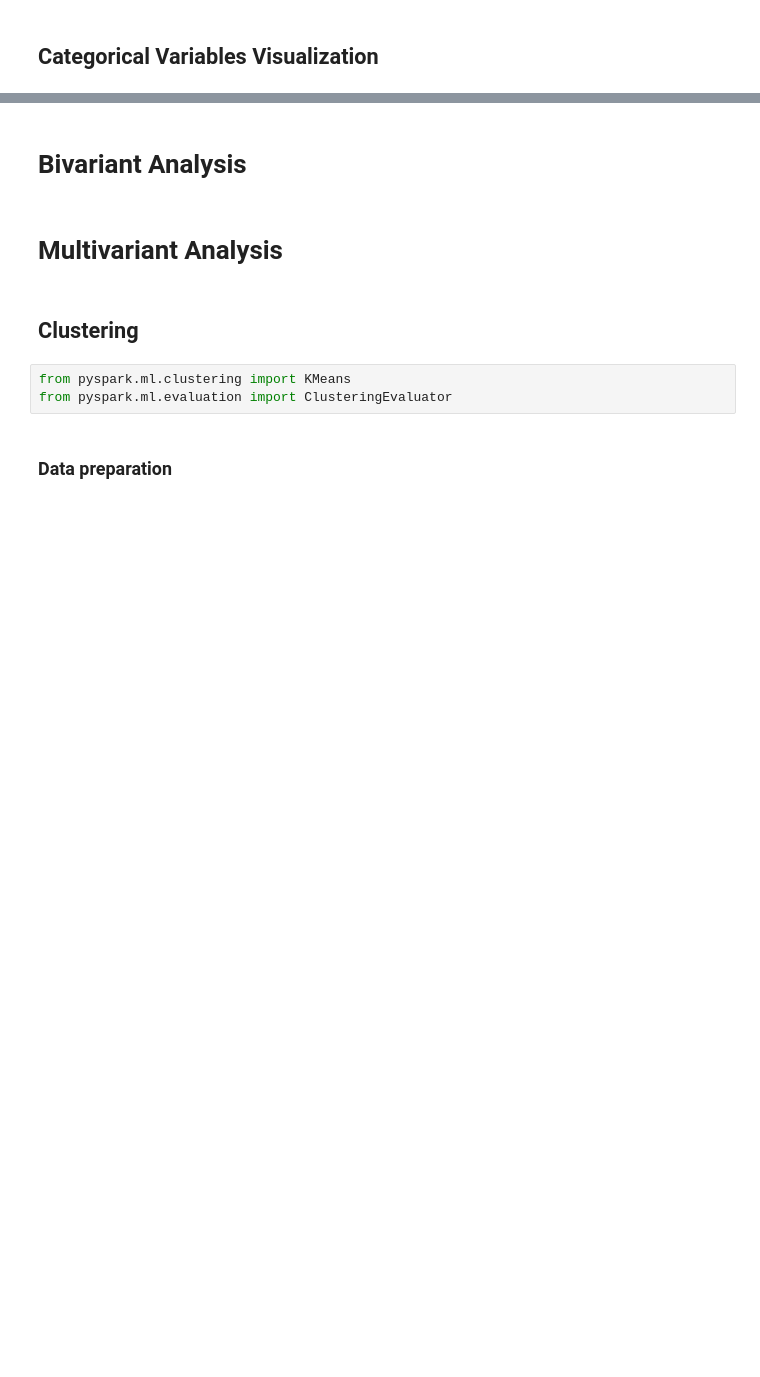
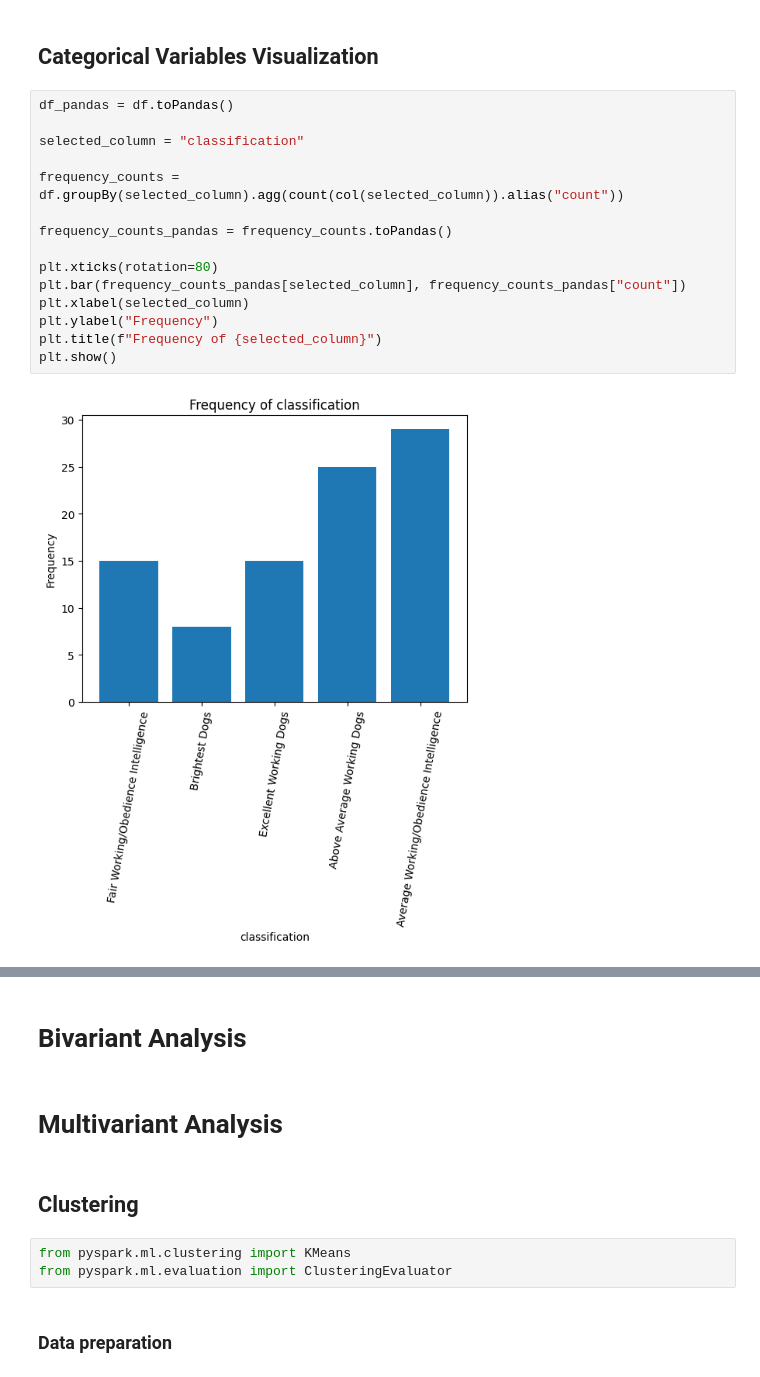
Before and after one commit to SeaSky2508/BDA-P1, a Jupyter notebook: code/data_quality_pipeline/data_visualization.ipynb, the cells around one changed output, grey strips where cells are left out. Drawn from its saved outputs; the diff is of its cells as text; blank space fills up the shorter version.

```diff
--- a/code/data_quality_pipeline/data_visualization.ipynb
+++ b/code/data_quality_pipeline/data_visualization.ipynb
@@ -164,5 +207,22 @@ for num_col in numeric_variables:
 # %% [markdown]
 ## Categorical Variables Visualization
+# %%
+df_pandas = df.toPandas()
+
+selected_column = "classification"
+
+frequency_counts = df.groupBy(selected_column).agg(count(col(selected_column)).alias("count"))
+
+frequency_counts_pandas = frequency_counts.toPandas()
+
+plt.xticks(rotation=80)
+plt.bar(frequency_counts_pandas[selected_column], frequency_counts_pandas["count"])
+plt.xlabel(selected_column)
+plt.ylabel("Frequency")
+plt.title(f"Frequency of {selected_column}")
+plt.show()
+# %% [output]
+[figure, added]
 # %%
 df_pandas = df.toPandas()
 
```
Also changed, not shown: parts of 10 cells of this notebook, 1 other file.
